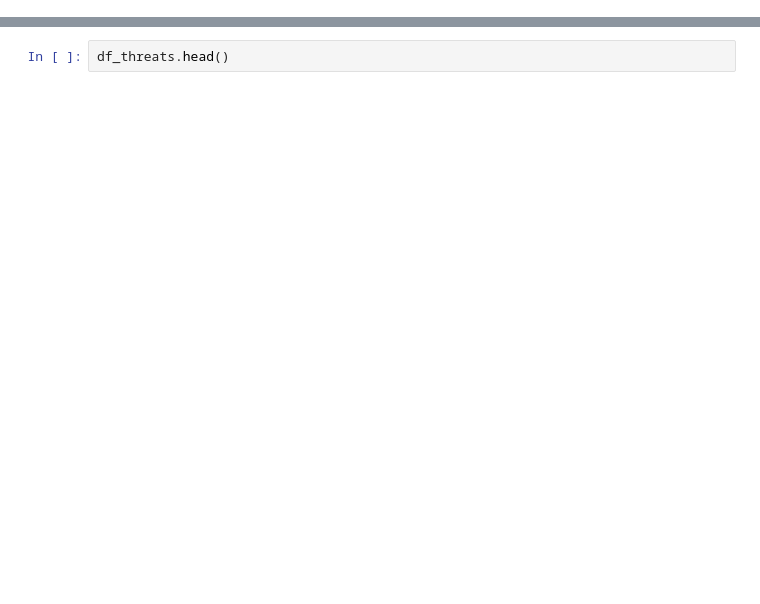
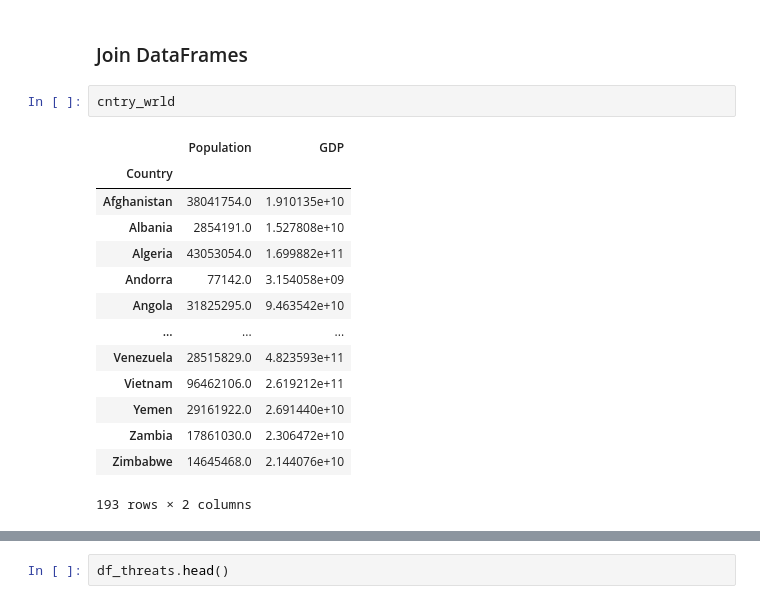
Before and after one commit to KozA777/cyber_project, a Jupyter notebook: Project.ipynb, the cells around one changed output, grey strips where cells are left out. Cells and saved outputs as stored; diff of their text form; blank space fills up the shorter version.

```diff
--- a/Project.ipynb
+++ b/Project.ipynb
@@ -321,0 +88,19 @@ In Power BI remember to set the appropriate data types (e.g., `Year` as a whole
+# %% [markdown]
+### Join DataFrames
+# %%
+cntry_wrld
+# %% [output]
+|  | Population | GDP |
+| Country |  |  |
+| Afghanistan | 38041754.0 | 1.910135e+10 |
+| Albania | 2854191.0 | 1.527808e+10 |
+| Algeria | 43053054.0 | 1.699882e+11 |
+| Andorra | 77142.0 | 3.154058e+09 |
+| Angola | 31825295.0 | 9.463542e+10 |
+| ... | ... | ... |
+| Venezuela | 28515829.0 | 4.823593e+11 |
+| Vietnam | 96462106.0 | 2.619212e+11 |
+| Yemen | 29161922.0 | 2.691440e+10 |
+| Zambia | 17861030.0 | 2.306472e+10 |
+| Zimbabwe | 14645468.0 | 2.144076e+10 |
+193 rows × 2 columns
```
Also changed, not shown: parts of 72 cells of this notebook.
